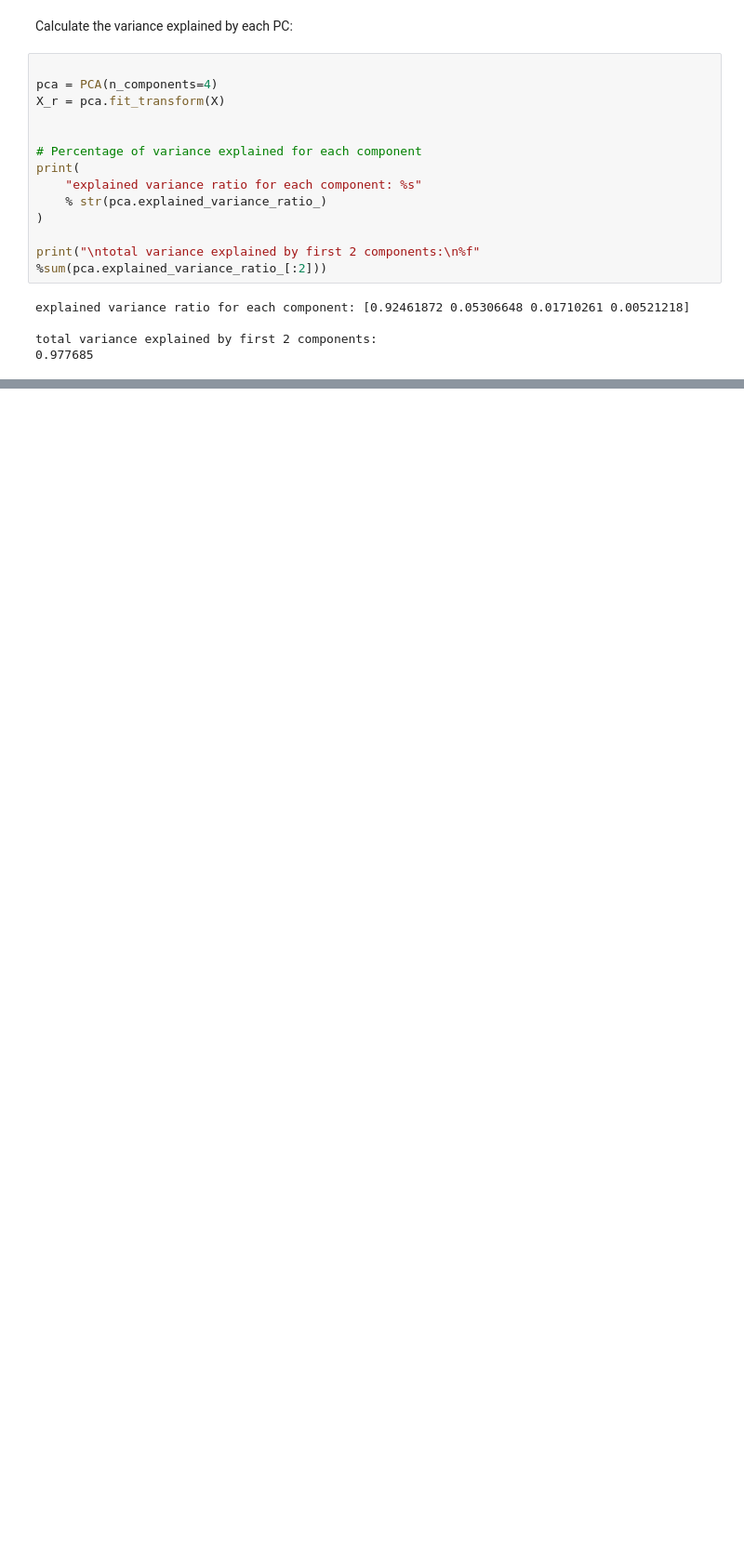
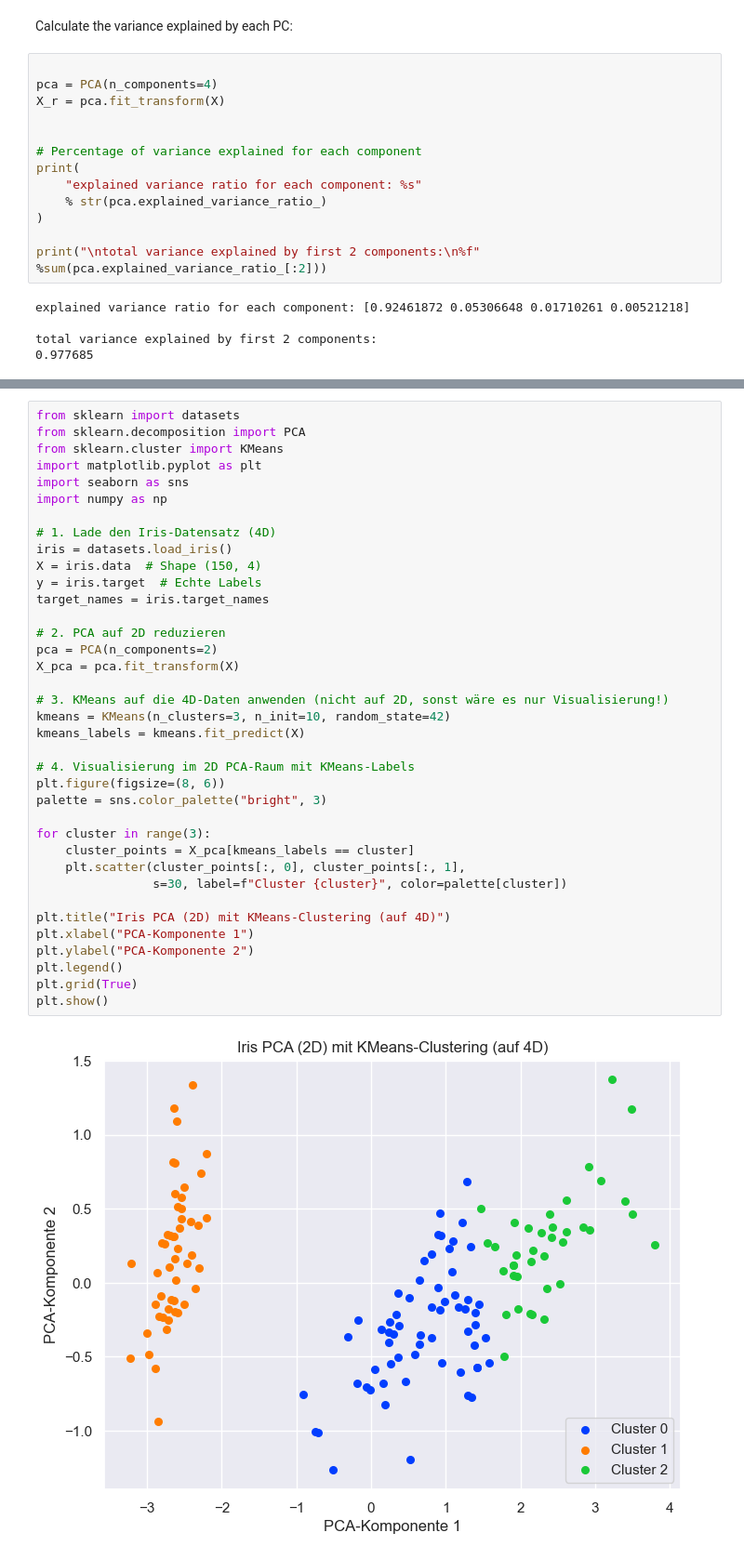
Before and after one commit to MysterionNY/Kurs259_Machine_Learning, a Jupyter notebook: demos/dimensionality_reduction_demo.ipynb, the cells around one changed output, grey strips where cells are left out. Shown at 93% size. Drawn from its saved outputs; the diff is of its cells as text; blank space fills up the shorter version.

```diff
--- a/demos/dimensionality_reduction_demo.ipynb
+++ b/demos/dimensionality_reduction_demo.ipynb
@@ -178,0 +221,39 @@ plt.axis('equal')
+# %%
+from sklearn import datasets
+from sklearn.decomposition import PCA
+from sklearn.cluster import KMeans
+import matplotlib.pyplot as plt
+import seaborn as sns
+import numpy as np
+
+# 1. Lade den Iris-Datensatz (4D)
+iris = datasets.load_iris()
+X = iris.data  # Shape (150, 4)
+y = iris.target  # Echte Labels
+target_names = iris.target_names
+
+# 2. PCA auf 2D reduzieren
+pca = PCA(n_components=2)
+X_pca = pca.fit_transform(X)
+
+# 3. KMeans auf die 4D-Daten anwenden (nicht auf 2D, sonst wäre es nur Visualisierung!)
+kmeans = KMeans(n_clusters=3, n_init=10, random_state=42)
+kmeans_labels = kmeans.fit_predict(X)
+
+# 4. Visualisierung im 2D PCA-Raum mit KMeans-Labels
+plt.figure(figsize=(8, 6))
+palette = sns.color_palette("bright", 3)
+
+for cluster in range(3):
+    cluster_points = X_pca[kmeans_labels == cluster]
+    plt.scatter(cluster_points[:, 0], cluster_points[:, 1],
+                s=30, label=f"Cluster {cluster}", color=palette[cluster])
+
+plt.title("Iris PCA (2D) mit KMeans-Clustering (auf 4D)")
+plt.xlabel("PCA-Komponente 1")
+plt.ylabel("PCA-Komponente 2")
+plt.legend()
+plt.grid(True)
+plt.show()
+# %% [output]
+[figure, added]
```
Also changed, not shown: parts of 14 cells of this notebook, 2 other files.
